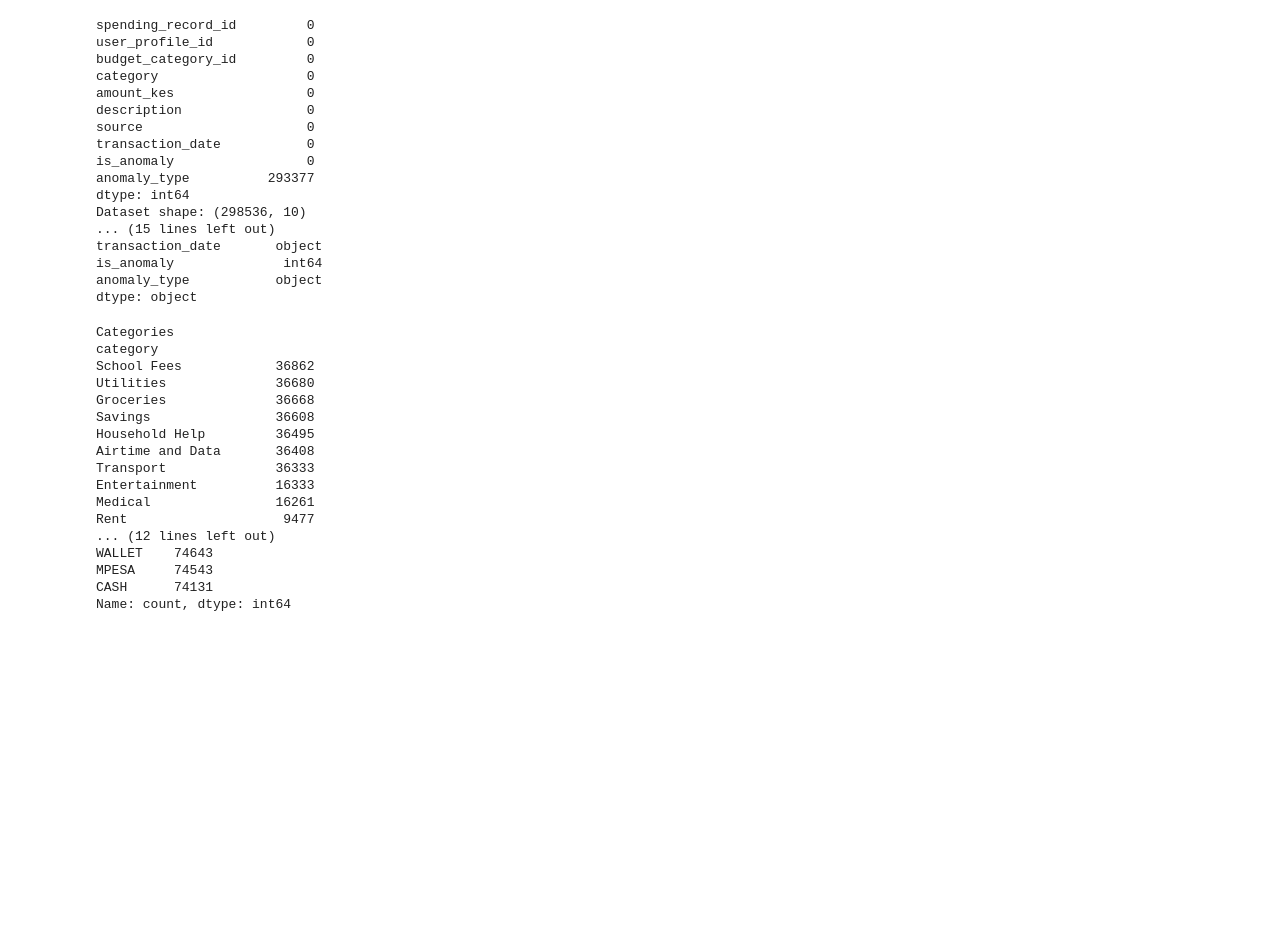
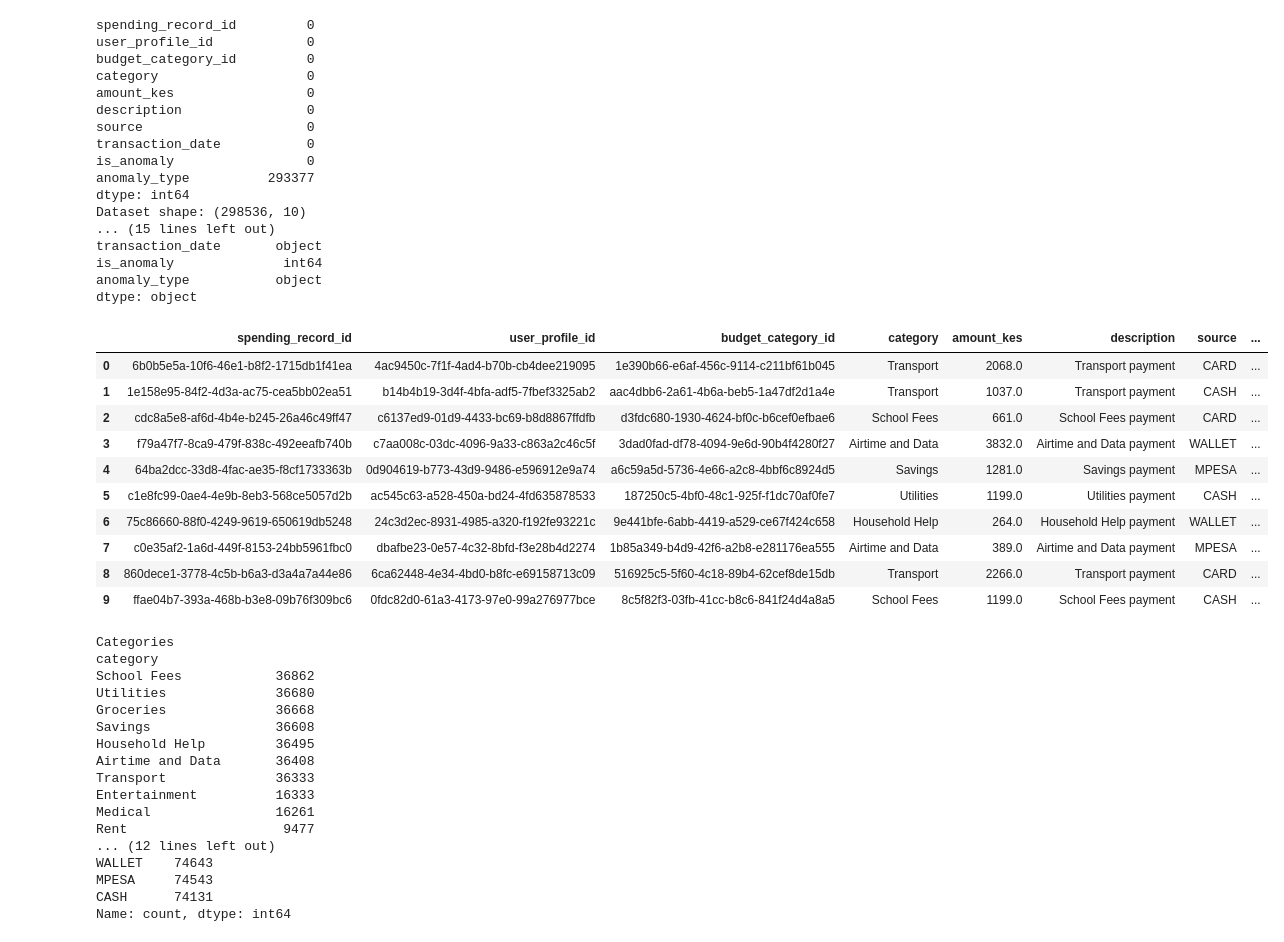
Before and after one commit to LincyMuema/SpendingAnalysis, a Jupyter notebook: notebooks/data_preprocess.ipynb, the cells around one changed output. Drawn from its saved outputs; the diff is of its cells as text; code cells hidden in the pictures; blank space fills up the shorter version.

```diff
--- a/notebooks/data_preprocess.ipynb
+++ b/notebooks/data_preprocess.ipynb
@@ -46,6 +46,20 @@ transaction_date       object
 is_anomaly              int64
 anomaly_type           object
 dtype: object
+# %%
+df_expenses.head(10)
+# %% [output]
+|  | spending_record_id | user_profile_id | budget_category_id | category | amount_kes | description | source | ... |
+| 0 | 6b0b5e5a-10f6-46e1-b8f2-1715db1f41ea | 4ac9450c-7f1f-4ad4-b70b-cb4dee219095 | 1e390b66-e6af-456c-9114-c211bf61b045 | Transport | 2068.0 | Transport payment | CARD | ... |
+| 1 | 1e158e95-84f2-4d3a-ac75-cea5bb02ea51 | b14b4b19-3d4f-4bfa-adf5-7fbef3325ab2 | aac4dbb6-2a61-4b6a-beb5-1a47df2d1a4e | Transport | 1037.0 | Transport payment | CASH | ... |
+| 2 | cdc8a5e8-af6d-4b4e-b245-26a46c49ff47 | c6137ed9-01d9-4433-bc69-b8d8867ffdfb | d3fdc680-1930-4624-bf0c-b6cef0efbae6 | School Fees | 661.0 | School Fees payment | CARD | ... |
+| 3 | f79a47f7-8ca9-479f-838c-492eeafb740b | c7aa008c-03dc-4096-9a33-c863a2c46c5f | 3dad0fad-df78-4094-9e6d-90b4f4280f27 | Airtime and Data | 3832.0 | Airtime and Data payment | WALLET | ... |
+| 4 | 64ba2dcc-33d8-4fac-ae35-f8cf1733363b | 0d904619-b773-43d9-9486-e596912e9a74 | a6c59a5d-5736-4e66-a2c8-4bbf6c8924d5 | Savings | 1281.0 | Savings payment | MPESA | ... |
+| 5 | c1e8fc99-0ae4-4e9b-8eb3-568ce5057d2b | ac545c63-a528-450a-bd24-4fd635878533 | 187250c5-4bf0-48c1-925f-f1dc70af0fe7 | Utilities | 1199.0 | Utilities payment | CASH | ... |
+| 6 | 75c86660-88f0-4249-9619-650619db5248 | 24c3d2ec-8931-4985-a320-f192fe93221c | 9e441bfe-6abb-4419-a529-ce67f424c658 | Household Help | 264.0 | Household Help payment | WALLET | ... |
+| 7 | c0e35af2-1a6d-449f-8153-24bb5961fbc0 | dbafbe23-0e57-4c32-8bfd-f3e28b4d2274 | 1b85a349-b4d9-42f6-a2b8-e281176ea555 | Airtime and Data | 389.0 | Airtime and Data payment | MPESA | ... |
+| 8 | 860dece1-3778-4c5b-b6a3-d3a4a7a44e86 | 6ca62448-4e34-4bd0-b8fc-e69158713c09 | 516925c5-5f60-4c18-89b4-62cef8de15db | Transport | 2266.0 | Transport payment | CARD | ... |
+| 9 | ffae04b7-393a-468b-b3e8-09b76f309bc6 | 0fdc82d0-61a3-4173-97e0-99a276977bce | 8c5f82f3-03fb-41cc-b8c6-841f24d4a8a5 | School Fees | 1199.0 | School Fees payment | CASH | ... |
 # %%
 print('Categories')
 print(df_expenses['category'].value_counts())
```
Also changed, not shown: parts of 9 cells of this notebook, 11 other files.
